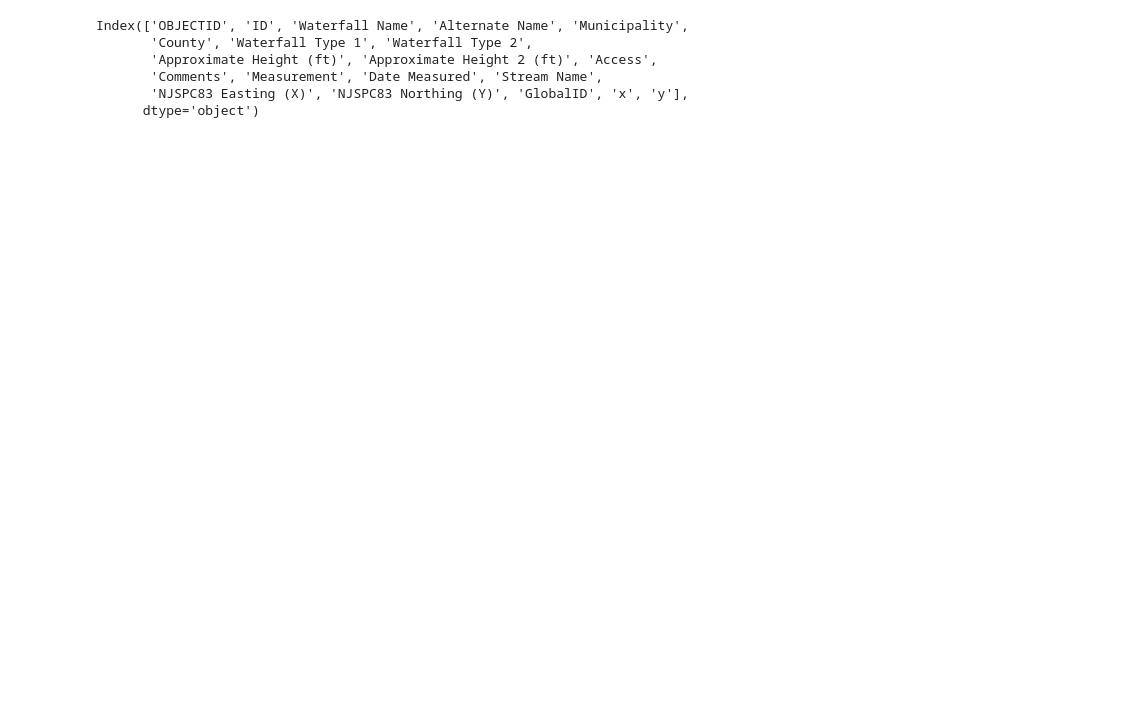
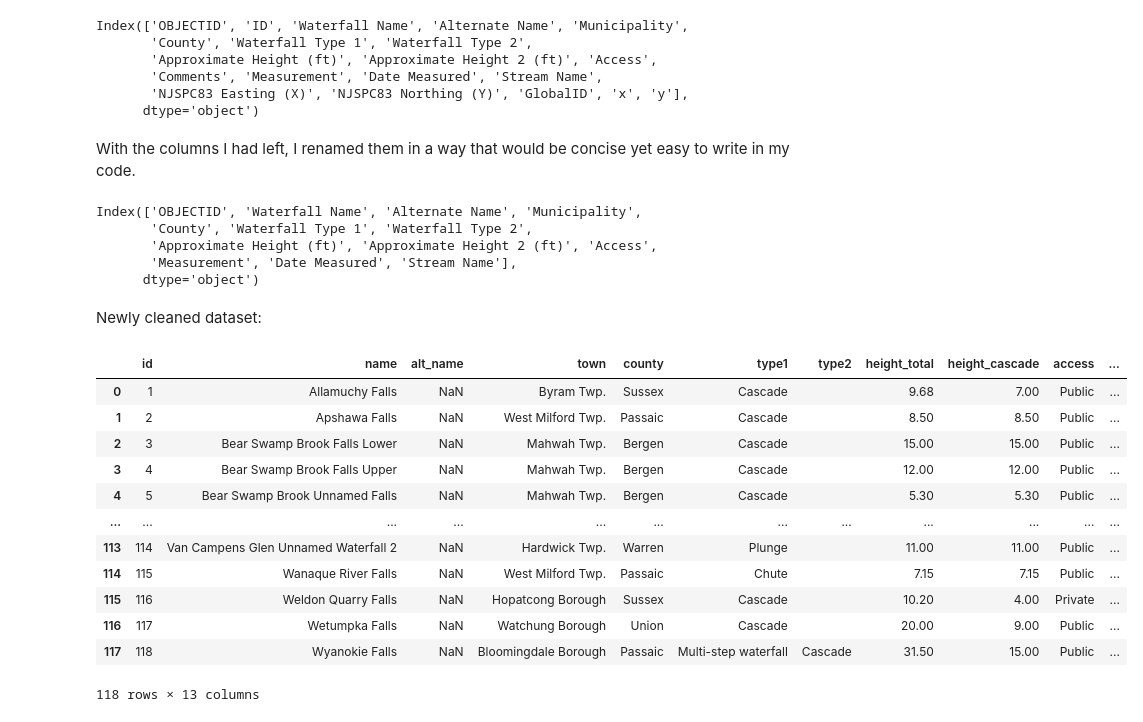
Before and after one commit to elizt0111/Project-Final, a Jupyter notebook: ProjFinal.ipynb, the cells around one changed output. Cells and saved outputs as stored; diff of their text form; code cells hidden in the pictures; blank space fills up the shorter version.

```diff
--- a/ProjFinal.ipynb
+++ b/ProjFinal.ipynb
@@ -68,4 +184,37 @@ Index(['OBJECTID', 'ID', 'Waterfall Name', 'Alternate Name', 'Municipality',
        'NJSPC83 Easting (X)', 'NJSPC83 Northing (Y)', 'GlobalID', 'x', 'y'],
       dtype='object')
 # %%
-wf.drop(columns = ['Comments',
+wf = wf.drop(columns = ['ID', 'Comments', 'NJSPC83 Easting (X)', 'NJSPC83 Northing (Y)', 'GlobalID', 'x', 'y'])
+# %% [markdown]
+With the columns I had left, I renamed them in a way that would be concise yet easy to write in my code.
+# %%
+wf.columns
+# %% [output]
+Index(['OBJECTID', 'Waterfall Name', 'Alternate Name', 'Municipality',
+       'County', 'Waterfall Type 1', 'Waterfall Type 2',
+       'Approximate Height (ft)', 'Approximate Height 2 (ft)', 'Access',
+       'Measurement', 'Date Measured', 'Stream Name'],
+      dtype='object')
+# %%
+wf = wf.rename(columns={'OBJECTID':'id', 'Waterfall Name':'name', 'Alternate Name':'alt_name', 'Municipality':'town',
+       'County':'county', 'Waterfall Type 1':'type1', 'Waterfall Type 2':'type2',
+       'Approximate Height (ft)':'height_total', 'Approximate Height 2 (ft)':'height_cascade', 'Access':'access',
+       'Measurement':'measurement', 'Date Measured':'date', 'Stream Name':'stream'})
+# %% [markdown]
+Newly cleaned dataset:
+# %%
+wf
+# %% [output]
+|  | id | name | alt_name | town | county | type1 | type2 | height_total | height_cascade | access | ... |
+| 0 | 1 | Allamuchy Falls | NaN | Byram Twp. | Sussex | Cascade |  | 9.68 | 7.00 | Public | ... |
+| 1 | 2 | Apshawa Falls | NaN | West Milford Twp. | Passaic | Cascade |  | 8.50 | 8.50 | Public | ... |
+| 2 | 3 | Bear Swamp Brook Falls Lower | NaN | Mahwah Twp. | Bergen | Cascade |  | 15.00 | 15.00 | Public | ... |
+| 3 | 4 | Bear Swamp Brook Falls Upper | NaN | Mahwah Twp. | Bergen | Cascade |  | 12.00 | 12.00 | Public | ... |
+| 4 | 5 | Bear Swamp Brook Unnamed Falls | NaN | Mahwah Twp. | Bergen | Cascade |  | 5.30 | 5.30 | Public | ... |
+| ... | ... | ... | ... | ... | ... | ... | ... | ... | ... | ... | ... |
+| 113 | 114 | Van Campens Glen Unnamed Waterfall 2 | NaN | Hardwick Twp. | Warren | Plunge |  | 11.00 | 11.00 | Public | ... |
+| 114 | 115 | Wanaque River Falls | NaN | West Milford Twp. | Passaic | Chute |  | 7.15 | 7.15 | Public | ... |
+| 115 | 116 | Weldon Quarry Falls | NaN | Hopatcong Borough | Sussex | Cascade |  | 10.20 | 4.00 | Private | ... |
+| 116 | 117 | Wetumpka Falls | NaN | Watchung Borough | Union | Cascade |  | 20.00 | 9.00 | Public | ... |
+| 117 | 118 | Wyanokie Falls | NaN | Bloomingdale Borough | Passaic | Multi-step waterfall | Cascade | 31.50 | 15.00 | Public | ... |
+118 rows × 13 columns
```
Also changed, not shown: parts of 14 cells of this notebook.
